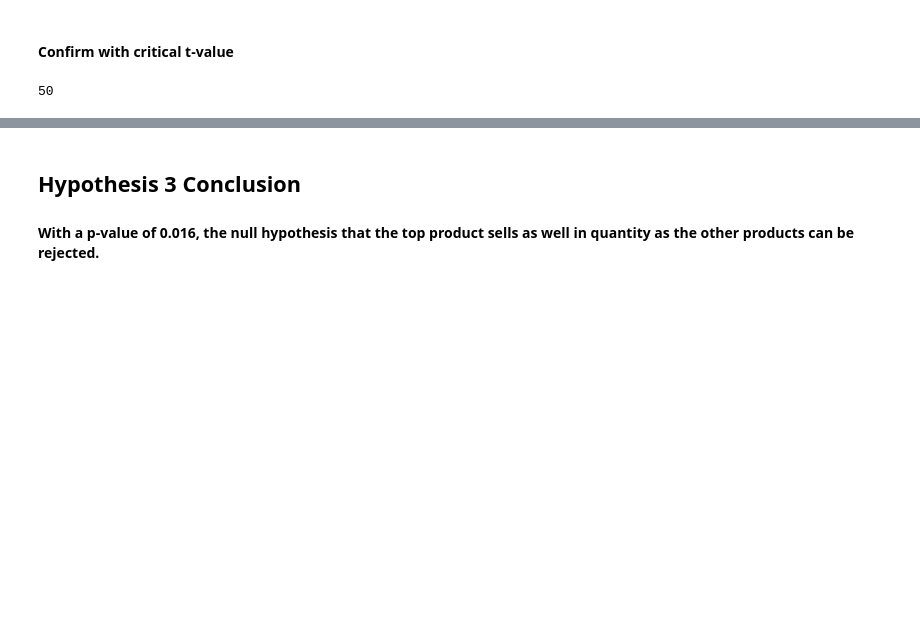
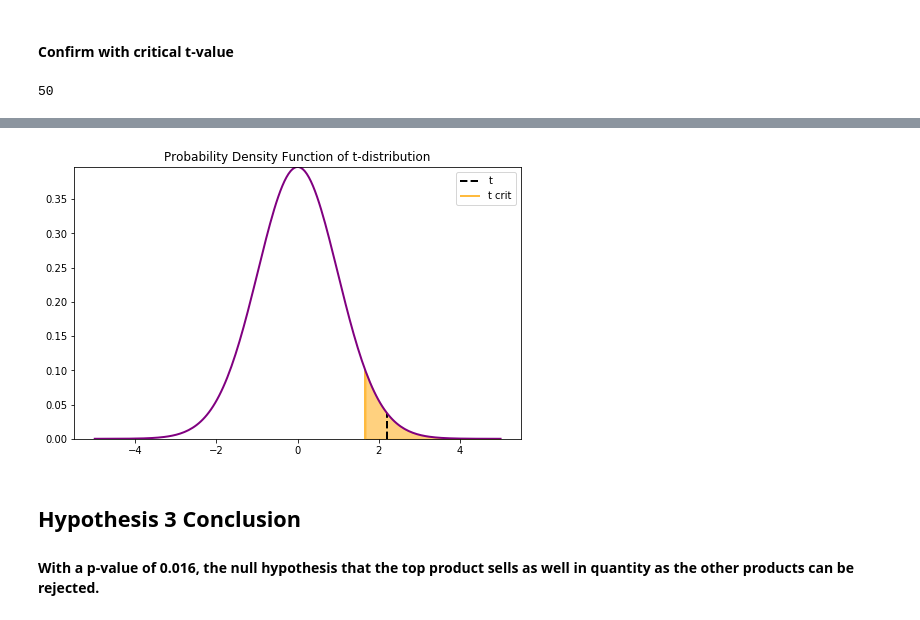
Before and after one commit to MagicMilly/dsc-2-final-project-online-ds-ft-100118, a Jupyter notebook: student.ipynb, the cells around one changed output, grey strips where cells are left out. Drawn from its saved outputs; the diff is of its cells as text; code cells hidden in the pictures; blank space fills up the shorter version.

```diff
--- a/student.ipynb
+++ b/student.ipynb
@@ -950,4 +946,23 @@ Critical t-value: 1.6759050245283311
 Results are statistically significant with a t-value that is greater than the critical t-value.
+# %%
+df = len(camembert_sales) - 1
+xs = np.linspace(-5,5,200)
+
+ys = stats.t.pdf(xs, df)
+
+fig = plt.figure(figsize=(8,5))
+
+ax = fig.gca()
+ax.plot(xs, ys, linewidth=2, color='purple')
+ax.vlines(t, ymin=0, ymax=stats.t.pdf(t,df), color='black', linewidth=2, linestyle='--', label='t')
+ax.vlines(t_crit, ymin=0, ymax=stats.t.pdf(t_crit,df), color='orange', label="t crit")
+ax.fill_between(xs, 0, ys, where=(xs>=t_crit), color='orange', alpha=0.5)
+plt.title('Probability Density Function of t-distribution')
+plt.autoscale(tight=True, axis='y')
+plt.legend()
+plt.show();
+# %% [output]
+[figure, added]
 # %% [markdown]
 ## Hypothesis 3 Conclusion
 #### With a p-value of 0.016, the null hypothesis that the top product sells as well in quantity as the other products can be rejected.
```
Also changed, not shown: parts of 2 cells of this notebook.
